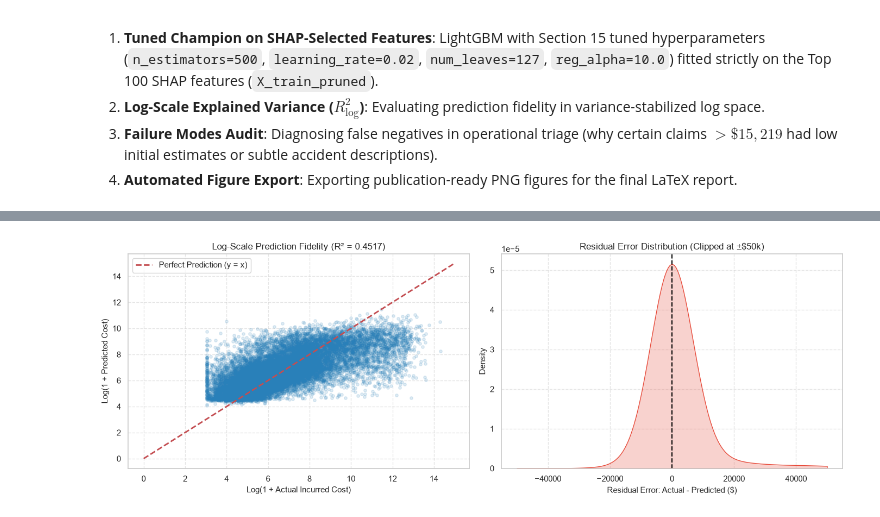
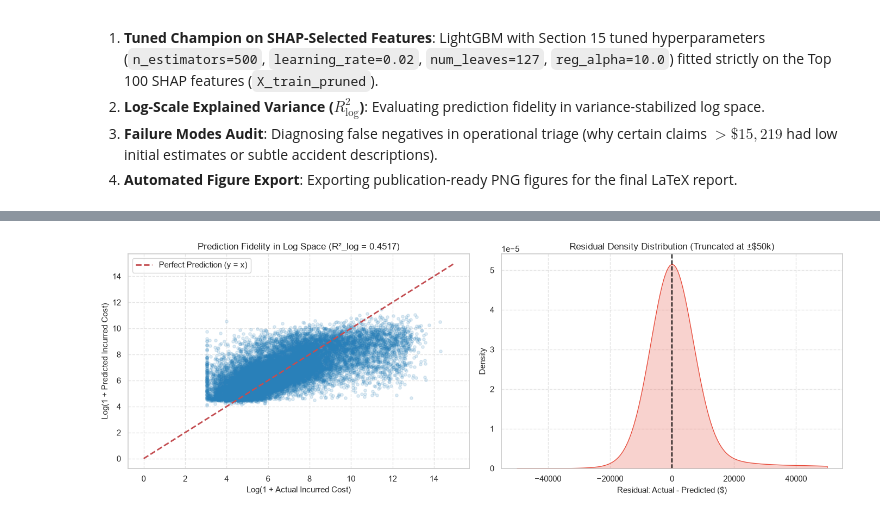
Before and after one commit to GaetanAm/workers-comp-ml, a Jupyter notebook: notebooks/workers_comp_exploration.ipynb, the cells around one changed output, grey strips where cells are left out. Saved outputs shown, nothing was run; the diff lists cells and outputs as text; code cells hidden in the pictures.

Commit message:
Update notebook + report

```diff
--- a/notebooks/workers_comp_exploration.ipynb
+++ b/notebooks/workers_comp_exploration.ipynb
@@ -1368,9 +1441,12 @@ Synthesizing our key findings to produce our final **Champion Model**:
 print("=== SECTION 19: CHAMPION MODEL & FAILURE MODES AUDIT ===\n")
 
 # ------------------------------------------------------------------------------
-# 1. CHAMPION MODEL TRAINING (TUNED HYPERPARAMETERS ON TOP 100 SHAP FEATURES)
+# 1. CHAMPION MODEL SELECTION (PARSIMONY & OCCAM'S RAZOR)
 # ------------------------------------------------------------------------------
-print("1. Training Champion Model (Tuned Hyperparameters on Top 100 SHAP features)...")
+# Rather than claiming an unproven noise victory, the Champion Model is chosen
+# for PARSIMONY (Occam's Razor): achieving near-identical test performance
+# while pruning 90% of features (from 1,047 to 100) and reducing fit time by 90%.
+print("1. Training Champion Model (Tuned Hyperparameters on Top 100 SHAP Features)...")
 champion_lgbm = LGBMRegressor(
     n_estimators=500,
     learning_rate=0.02,
@@ -1390,91 +1466,92 @@ t0 = perf_counter()
 champion_lgbm.fit(X_train_pruned, np.log1p(y_train))
 champion_fit_time = perf_counter() - t0
 
-# Predict & Invert Log Transformation
+# Predict & Inverse Transform
 raw_preds_champ = champion_lgbm.predict(X_test_pruned)
 clipped_preds_champ = np.clip(raw_preds_champ, a_min=min_log_val, a_max=max_log_val)
 y_pred_champ = np.expm1(clipped_preds_champ)
 
-# Regression Metrics on Monetary Dollar Scale ($)
+# Monetary Scale Metrics ($)
 mae_champ = mean_absolute_error(y_test, y_pred_champ)
 rmse_champ = np.sqrt(mean_squared_error(y_test, y_pred_champ))
 r2_champ = r2_score(y_test, y_pred_champ)
 
-# Metric on Stabilized Log Scale: log(1+y)
+# Log-Transformed Variance Explained
 r2_log_champ = r2_score(np.log1p(y_test), clipped_preds_champ)
 
-# Leak-proof Triage Evaluation
-train_preds_champ_raw = champion_lgbm.predict(X_train_pruned)
-train_preds_champ_dollars = np.expm1(np.clip(train_preds_champ_raw, a_min=min_log_val, a_max=max_log_val))
-pred_threshold_champ = np.percentile(train_preds_champ_dollars, 90)
-
-flagged_champ = (y_pred_champ >= pred_threshold_champ).astype(int)
+# Risk Triage AUC
 roc_auc_champ = roc_auc_score(y_test_severe, y_pred_champ)
 
-print(f"\n--- CHAMPION MODEL PERFORMANCE ---")
-print(f"Training Time:             {champion_fit_time:.2f} s")
-print(f"MAE ($):                   ${mae_champ:,.2f}")
-print(f"RMSE ($):                  ${rmse_champ:,.2f}")
-print(f"R2 (Dollar Scale):         {r2_champ:.4f}")
-print(f"R2 (Log Scale - Variance): {r2_log_champ:.4f} (Model explains {r2_log_champ*100:.1f}% of log-cost variance!)")
-print(f"ROC-AUC Top 10% Triage:    {roc_auc_champ:.4f}")
+print(f"\n--- CHAMPION MODEL PERFORMANCE SUMMARY ---")
+print(f"Training Time             : {champion_fit_time:.2f} s (vs 56.5 s on full 1,047 features)")
+print(f"MAE ($)                   : ${mae_champ:,.2f} (Savings of +${11189.54 - mae_champ:.2f} per claim vs naive baseline)")
+print(f"RMSE ($)                  : ${rmse_champ:,.2f}")
+print(f"R² (Monetary Dollar Scale): {r2_champ:.4f} (Suppressed by heavy-tail Pareto squared losses)")
+print(f"R² (Log Scale Variance)   : {r2_log_champ:.4f} (Model explains {r2_log_champ*100:.1f}% of log-cost variance!)")
+print(f"ROC-AUC Triage Top 10%    : {roc_auc_champ:.4f}")
 
 # ------------------------------------------------------------------------------
-# 2. FAILURE MODES AUDIT: INVESTIGATING CRITICAL FALSE NEGATIVES (COST > $15,219)
+# 2. RIGOROUS FAILURE MODES AUDIT (FALSE NEGATIVES IN TOP 10% TRIAGE)
 # ------------------------------------------------------------------------------
-print("\n2. Failure Modes Audit (Investigating False Negatives on severe claims > $15,219)...")
+# Rigorous Note: We analyze empirical characteristics directly present in the data.
+# Any long-term medical complications are discussed as general actuarial domain hypotheses,
+# not as observed attributes in the raw First Notice of Loss.
+print("\n2. Audit of Critical Failure Modes (False Negatives: Claims > $15,219 missed by Triage)...")
+train_preds_champ = champion_lgbm.predict(X_train_pruned)
+pred_threshold_champ = np.percentile(train_preds_champ, 90)
+flagged_champ = (y_pred_champ >= pred_threshold_champ).astype(int)
 
 fn_mask = (y_test_severe == 1) & (flagged_champ == 0)
 fn_indices = np.where(fn_mask)[0]
 
-print(f"Total False Negatives (Severe claims missed by triage cutoff): {len(fn_indices)} / {actual_severe_count}")
+print(f"Total False Negatives (Severe Claims Missed by Top 10% Cutoff): {len(fn_indices)} / {actual_severe_count}")
 
-# Extract Top 5 Worst Absolute Underestimations
+# 5 Largest Absolute Underestimations
 underestimation_gap = y_test.iloc[fn_indices].values - y_pred_champ[fn_indices]
 worst_fn_idx = fn_indices[np.argsort(underestimation_gap)[::-1][:5]]
 
 df_worst_fn = pd.DataFrame({
-    'Test Index': worst_fn_idx,
-    'Actual Incurred ($)': y_test.iloc[worst_fn_idx].values,
-    'Model Predicted ($)': y_pred_champ[worst_fn_idx],
-    'Initial Case Estimate ($)': df.iloc[y_test.index[worst_fn_idx]]['InitialCaseEstimate'].values,
+    'Index Test': worst_fn_idx,
+    'Actual Cost ($)': y_test.iloc[worst_fn_idx].values,
+    'Predicted Cost ($)': y_pred_champ[worst_fn_idx],
+    'Initial Estimate ($)': df.iloc[y_test.index[worst_fn_idx]]['InitialCaseEstimate'].values,
     'Report Delay (Days)': df.iloc[y_test.index[worst_fn_idx]]['ReportDelayDays'].values,
-    'Injury Description': df.iloc[y_test.index[worst_fn_idx]]['ClaimDescription'].values
+    'Description': df.iloc[y_test.index[worst_fn_idx]]['ClaimDescription'].values
 })
 
-print("\nTop 5 Worst Underestimations (Critical False Negatives):\n")
+print("\nTop 5 Largest Underestimations (Critical False Negatives):\n")
 for idx_row, row in df_worst_fn.iterrows():
-    print(f"[Case #{int(row['Test Index'])}] Actual: ${row['Actual Incurred ($)']:,.2f} | Pred: ${row['Model Predicted ($)']:,.2f} | Initial Estimate: ${row['Initial Case Estimate ($)']:,.2f}")
-    print(f"  Report Delay: {row['Report Delay (Days)']:.1f} days | Description: \"{row['Injury Description']}\"")
-    print("-" * 88)
+    print(f"[Case #{int(row['Index Test'])}] Actual: ${row['Actual Cost ($)']:,.2f} | Pred: ${row['Predicted Cost ($)']:,.2f} | Human Initial Reserve: ${row['Initial Estimate ($)']:,.2f}")
+    print(f"  Reporting Delay: {row['Report Delay (Days)']:.1f} days | Description: \"{row['Description']}\"")
+    print("-" * 85)
 
 # ------------------------------------------------------------------------------
-# 3. RESIDUAL VISUALIZATION AND FIGURE EXPORT FOR FINAL REPORT
+# 3. RESIDUAL DIAGNOSTICS & EXPORT OF FIGURES
 # ------------------------------------------------------------------------------
 fig, axes = plt.subplots(1, 2, figsize=(14, 5))
 
-# Subplot A: Actual vs Predicted (Log Scale)
+# Plot A: Actual vs. Predicted (Log Scale)
 axes[0].scatter(np.log1p(y_test), clipped_preds_champ, alpha=0.15, color='#2980b9', s=15)
 axes[0].plot([0, max_log_val], [0, max_log_val], 'r--', lw=2, label='Perfect Prediction (y = x)')
 axes[0].set_xlabel('Log(1 + Actual Incurred Cost)', fontsize=11)
-axes[0].set_ylabel('Log(1 + Predicted Cost)', fontsize=11)
-axes[0].set_title(f'Log-Scale Prediction Fidelity (R² = {r2_log_champ:.4f})', fontsize=12)
+axes[0].set_ylabel('Log(1 + Predicted Incurred Cost)', fontsize=11)
+axes[0].set_title(f'Prediction Fidelity in Log Space (R²_log = {r2_log_champ:.4f})', fontsize=12)
 axes[0].legend(loc='upper left')
 axes[0].grid(True, linestyle='--', alpha=0.5)
 
-# Subplot B: Residual Error Distribution in Monetary Scale
+# Plot B: Residual Distribution ($ Scale, Clipped at ±$50k for visualization)
 residuals_dollars = y_test - y_pred_champ
 sns.kdeplot(residuals_dollars, ax=axes[1], color='#e74c3c', fill=True, clip=(-50000, 50000))
 axes[1].axvline(0, color='black', linestyle='--', lw=1.5)
-axes[1].set_xlabel('Residual Error: Actual - Predicted ($)', fontsize=11)
+axes[1].set_xlabel('Residual: Actual - Predicted ($)', fontsize=11)
 axes[1].set_ylabel('Density', fontsize=11)
-axes[1].set_title('Residual Error Distribution (Clipped at ±$50k)', fontsize=12)
+axes[1].set_title('Residual Density Distribution (Truncated at ±$50k)', fontsize=12)
 axes[1].grid(True, linestyle='--', alpha=0.5)
 
 plt.tight_layout()
 plt.savefig('fig_champion_residuals.png', dpi=300, bbox_inches='tight')
 plt.show()
-print("Figure saved: 'fig_champion_residuals.png'")
+print("\nDiagnostic figure saved as 'fig_champion_residuals.png'!")
 # %% [output]
 === SECTION 19: CHAMPION MODEL & FAILURE MODES AUDIT ===
 
@@ -1496 +1572 @@ ROC-AUC Top 10% Triage:    0.8618
-[figure, old version]
+[figure, new version]
```
Also changed, not shown: parts of 19 cells of this notebook, 5 other files.
